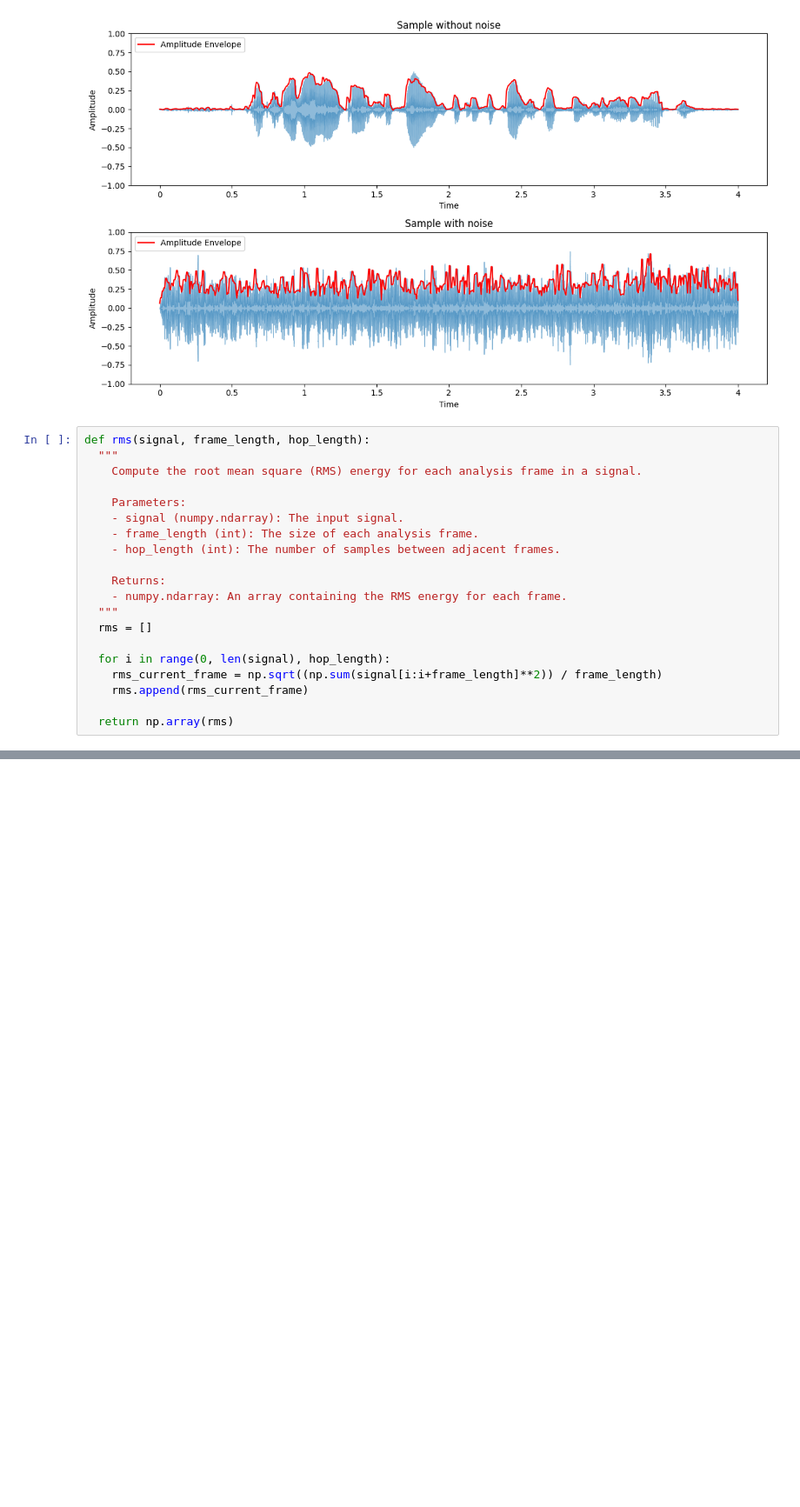
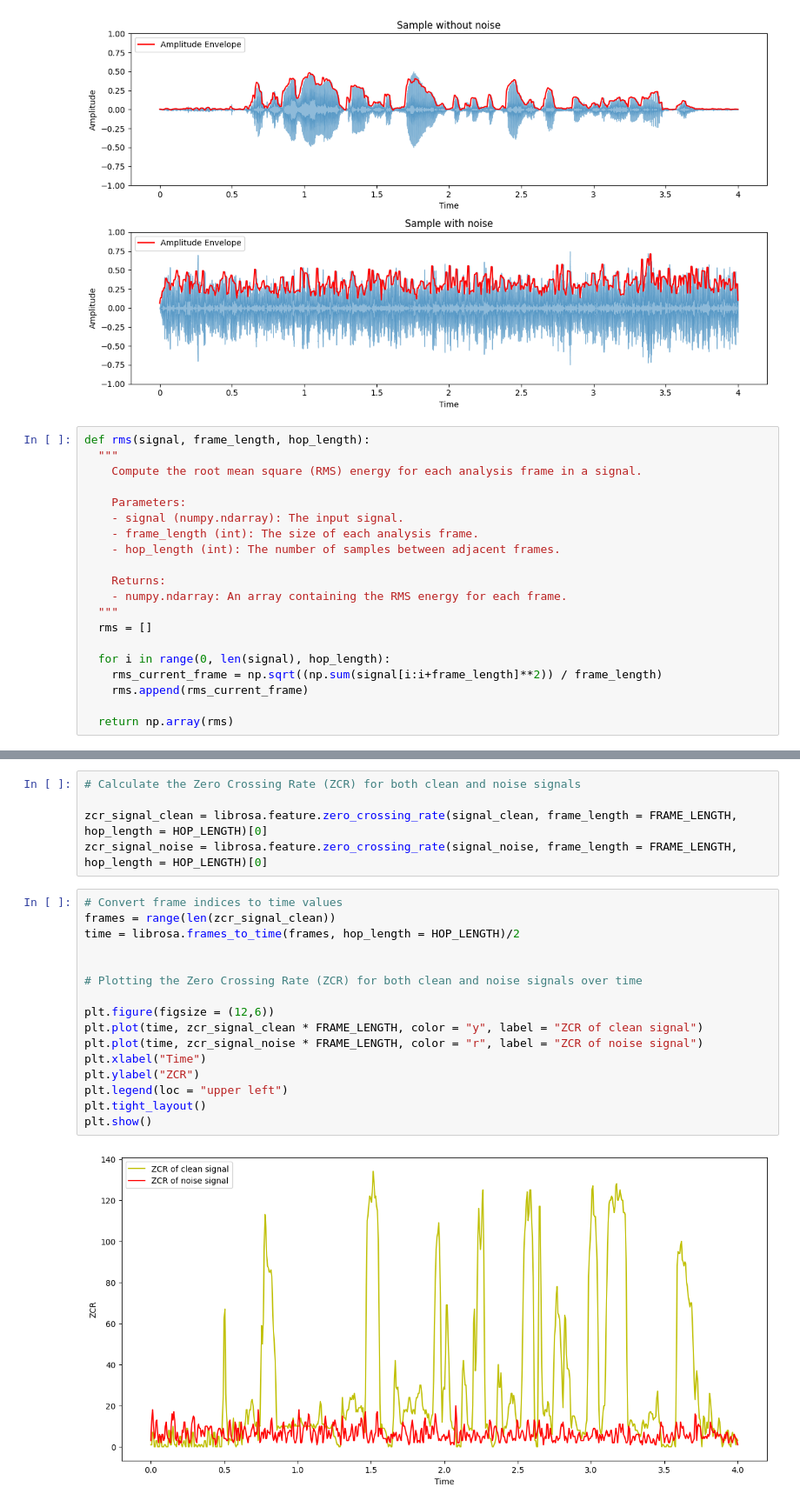
Before and after one commit to MahyarFardin/Deep-white-noise-elimination-using-recurrent-and-convolutional-generative-adversial-networks, a Jupyter notebook: dataset_overview.ipynb, the cells around one changed output, grey strips where cells are left out. Shown at 87% size. Saved outputs shown, nothing was run; the diff lists cells and outputs as text; blank space fills up the shorter version.

```diff
--- a/dataset_overview.ipynb
+++ b/dataset_overview.ipynb
@@ -192,3 +184,26 @@ plt.tight_layout()
 plt.show()
 # %% [output]
 [figure]
+# %%
+# Calculate the Zero Crossing Rate (ZCR) for both clean and noise signals
+
+zcr_signal_clean = librosa.feature.zero_crossing_rate(signal_clean, frame_length = FRAME_LENGTH, hop_length = HOP_LENGTH)[0]
+zcr_signal_noise = librosa.feature.zero_crossing_rate(signal_noise, frame_length = FRAME_LENGTH, hop_length = HOP_LENGTH)[0]
+# %%
+# Convert frame indices to time values
+frames = range(len(zcr_signal_clean))
+time = librosa.frames_to_time(frames, hop_length = HOP_LENGTH)/2
+
+
+# Plotting the Zero Crossing Rate (ZCR) for both clean and noise signals over time
+
+plt.figure(figsize = (12,6))
+plt.plot(time, zcr_signal_clean * FRAME_LENGTH, color = "y", label = "ZCR of clean signal")
+plt.plot(time, zcr_signal_noise * FRAME_LENGTH, color = "r", label = "ZCR of noise signal")
+plt.xlabel("Time")
+plt.ylabel("ZCR")
+plt.legend(loc = "upper left")
+plt.tight_layout()
+plt.show()
+# %% [output]
+[figure, added]
```
Also changed, not shown: parts of 4 cells of this notebook.
